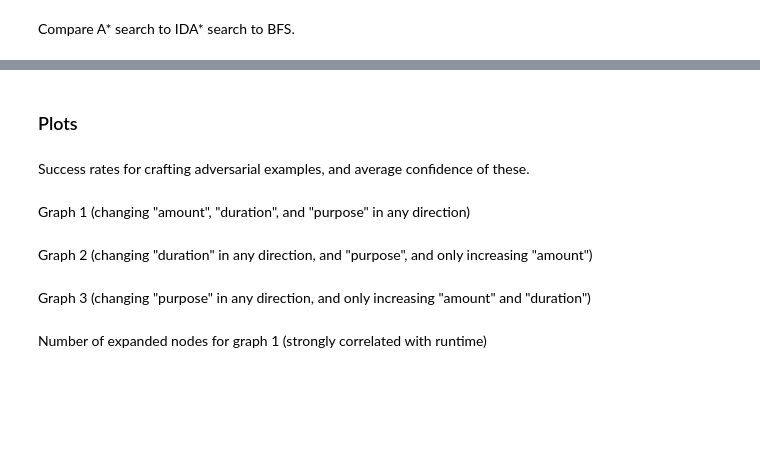
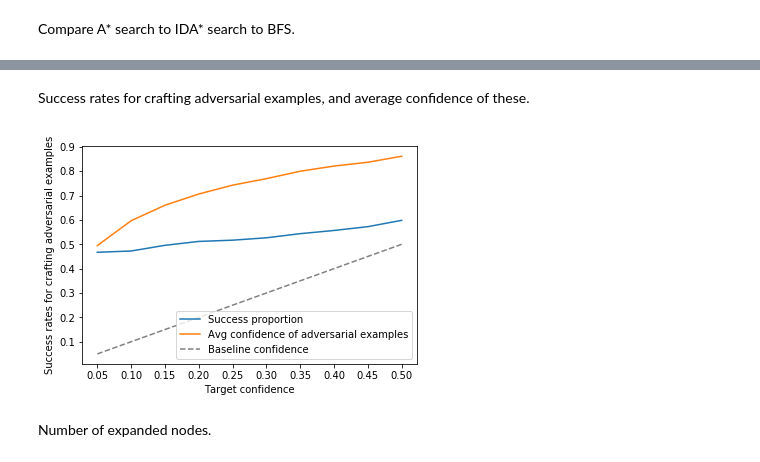
Before and after one commit to spring-epfl/trickster, a Jupyter notebook: notebooks/bot_adversarial.ipynb, the cells around one changed output, grey strips where cells are left out. Saved outputs shown, nothing was run; the diff lists cells and outputs as text; code cells hidden in the pictures; blank space fills up the shorter version.

```diff
--- a/notebooks/bot_adversarial.ipynb
+++ b/notebooks/bot_adversarial.ipynb
@@ -372,0 +374,3 @@ def find_adv_examples(X, search_fn, columns, epsilon=1, target_confidence=0.5):
+# %%
+confidence_levels = np.linspace(0.50, 0.05, 10)
+confidence_levels
@@ -470,3 +541,0 @@ Fix several target confidence levels.
-# %%
-confidence_levels = np.linspace(0.50, 0.95, 10)
-confidence_levels
@@ -546,11 +542,9 @@ for result_graph_1, result_graph_2, result_graph_3 in zip(
-# %% [markdown]
-### Plots
 # %% [markdown]
 Success rates for crafting adversarial examples, and average confidence of these.
 # %%
 def plot_confidence(results):
     success_prop = [result['found'].mean() for result in results]
-    avg_confidence = [result['confidence'].mean() for result in results]
+    avg_confidence = [result['init_confidence'].mean() for result in results]
 
     fig, ax = plt.subplots()
     ax.set_xticks(confidence_levels)
@@ -561,12 +555,11 @@ def plot_confidence(results):
     ax.plot(confidence_levels, confidence_levels,
             linestyle='dashed', color='gray', label='Baseline confidence')
     ax.set_xlabel('Target confidence')
-    ax.set_ylabel('')
+    ax.set_ylabel('Success rates for crafting adversarial examples')
+    plt.title('')
     plt.legend()
     plt.show()
-# %% [markdown]
-Graph 1 (changing "amount", "duration", and "purpose" in any direction)
 # %%
-plot_confidence(results_graph_1)
+plot_confidence(results)
+# %% [output]
+[figure, added]
-# %% [markdown]
-Graph 2 (changing "duration" in any direction, and "purpose", and only increasing "amount")
@@ -575,2 +565,0 @@ plot_confidence(results_graph_2)
-# %% [markdown]
-Graph 3 (changing "purpose" in any direction, and only increasing "amount" and "duration")
@@ -579,5 +566,5 @@ plot_confidence(results_graph_3)
 # %% [markdown]
-Number of expanded nodes for graph 1 (strongly correlated with runtime)
+Number of expanded nodes.
 # %%
 avg_expanded = pd.Series(
     [np.mean(result['nodes_expanded'][result['found']])
```
Also changed, not shown: parts of 20 cells of this notebook.
